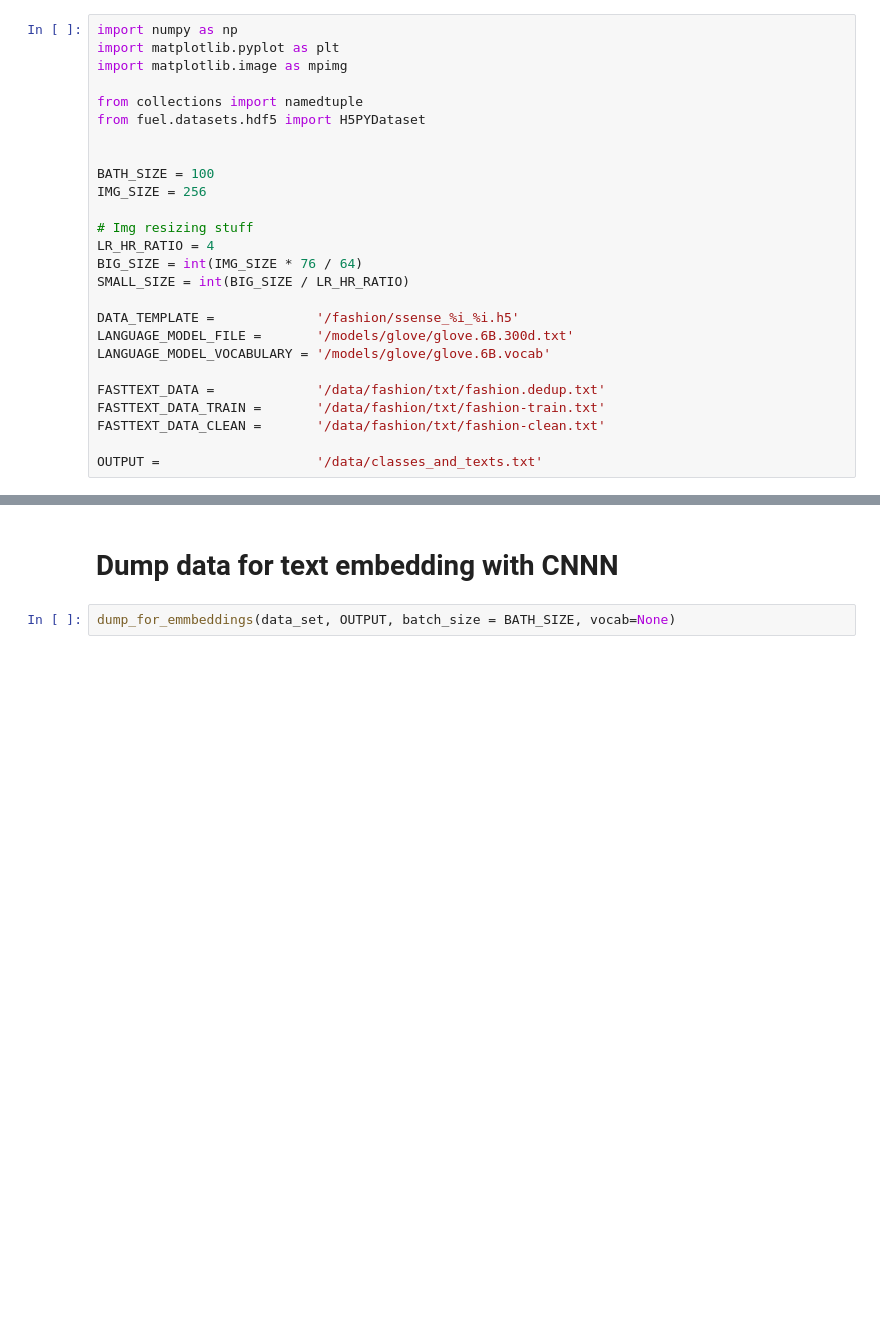
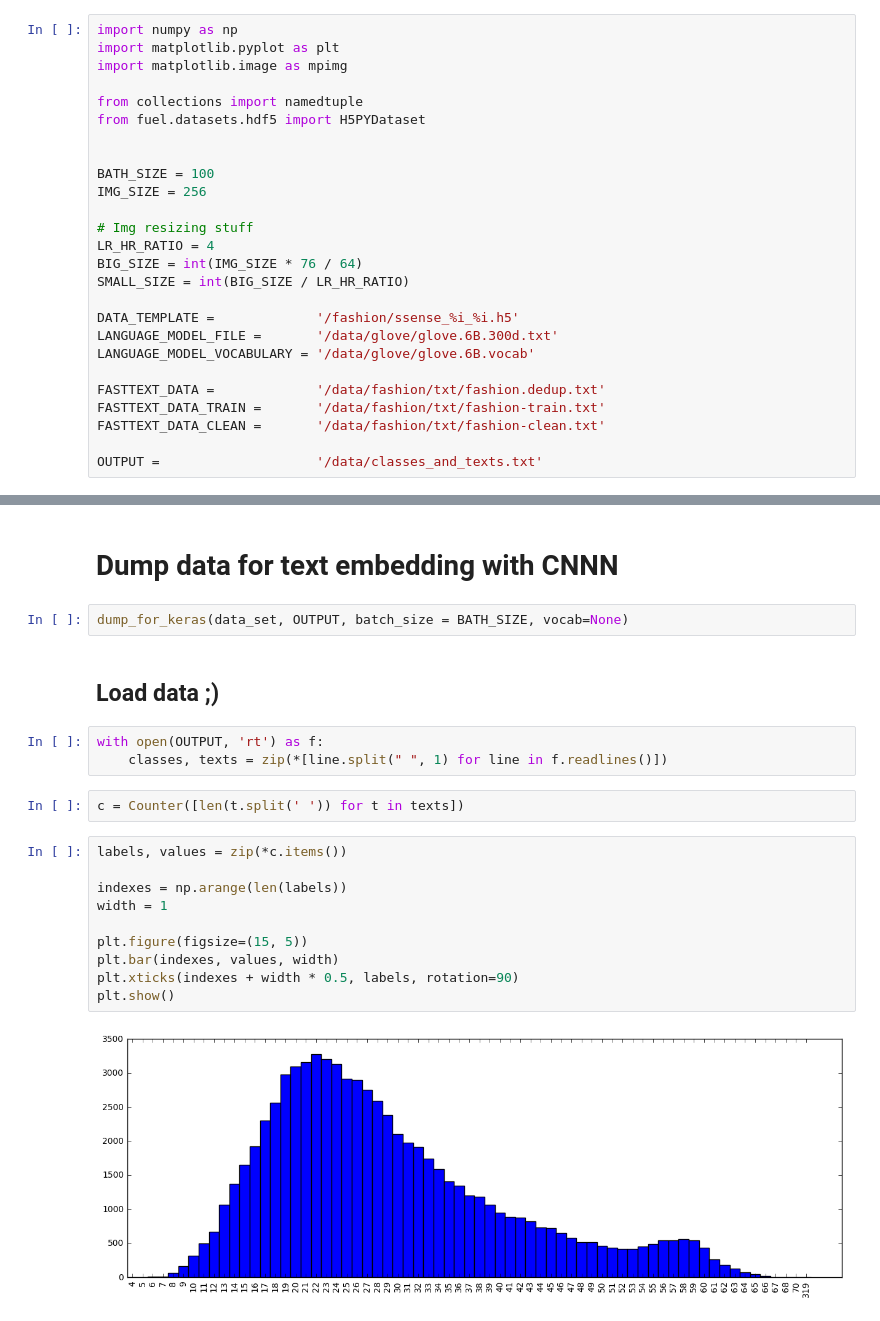
Before and after one commit to 1o0ko/StackGAN, a Jupyter notebook: notebook/data_exploration.ipynb, the cells around one changed output, grey strips where cells are left out. Drawn from its saved outputs; the diff is of its cells as text; blank space fills up the shorter version.

Commit message:
fixed data loading model

```diff
--- a/notebook/data_exploration.ipynb
+++ b/notebook/data_exploration.ipynb
@@ -18,8 +18,8 @@ BIG_SIZE = int(IMG_SIZE * 76 / 64)
 SMALL_SIZE = int(BIG_SIZE / LR_HR_RATIO)
 
 DATA_TEMPLATE =             '/fashion/ssense_%i_%i.h5'
-LANGUAGE_MODEL_FILE =       '/models/glove/glove.6B.300d.txt'
-LANGUAGE_MODEL_VOCABULARY = '/models/glove/glove.6B.vocab'
+LANGUAGE_MODEL_FILE =       '/data/glove/glove.6B.300d.txt'
+LANGUAGE_MODEL_VOCABULARY = '/data/glove/glove.6B.vocab'
 
 FASTTEXT_DATA =             '/data/fashion/txt/fashion.dedup.txt'
 FASTTEXT_DATA_TRAIN =       '/data/fashion/txt/fashion-train.txt'
@@ -239,4 +287,23 @@ print(device_lib.list_local_devices())
 # %% [markdown]
 # Dump data for text embedding with CNNN
 # %%
-dump_for_emmbeddings(data_set, OUTPUT, batch_size = BATH_SIZE, vocab=None)
+dump_for_keras(data_set, OUTPUT, batch_size = BATH_SIZE, vocab=None)
+# %% [markdown]
+## Load data ;)
+# %%
+with open(OUTPUT, 'rt') as f:
+    classes, texts = zip(*[line.split(" ", 1) for line in f.readlines()])
+# %%
+c = Counter([len(t.split(' ')) for t in texts])
+# %%
+labels, values = zip(*c.items())
+
+indexes = np.arange(len(labels))
+width = 1
+
+plt.figure(figsize=(15, 5))
+plt.bar(indexes, values, width)
+plt.xticks(indexes + width * 0.5, labels, rotation=90)
+plt.show()
+# %% [output]
+[figure, added]
```
Also changed, not shown: parts of 17 cells of this notebook, 1 other file.
